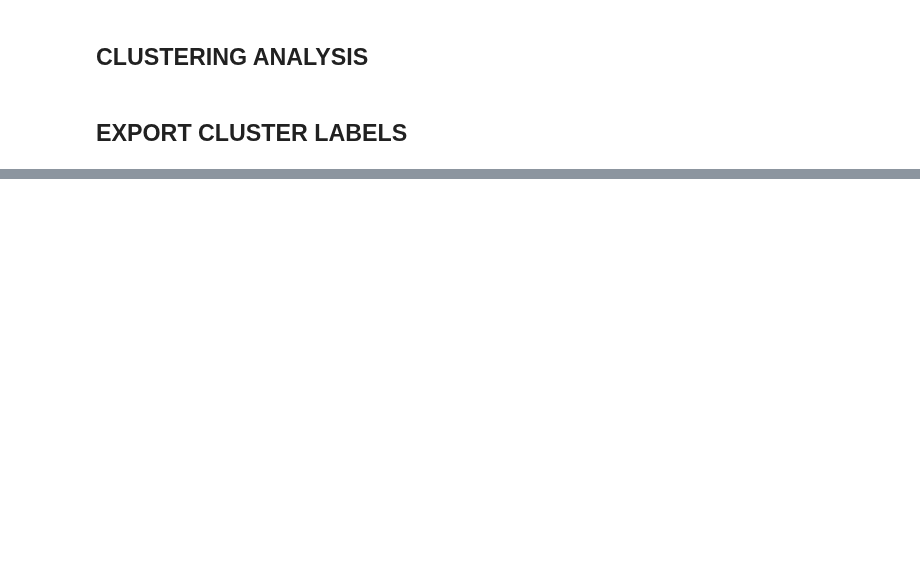
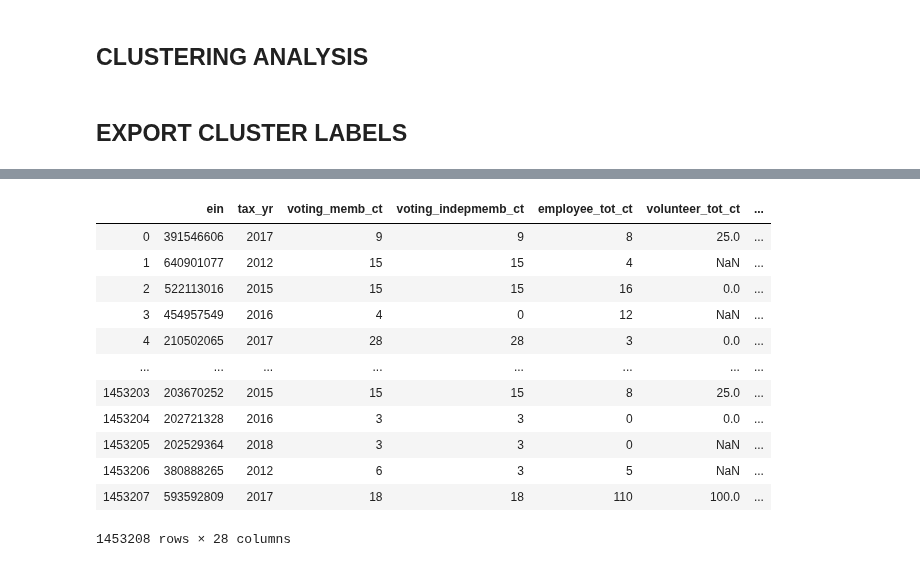
Before and after one commit to mrkjhsn/Not_for_Profit_Compensation_Modeling, a Jupyter notebook: 03.governance_data_prep.ipynb, the cells around one changed output, grey strips where cells are left out. Saved outputs shown, nothing was run; the diff lists cells and outputs as text; code cells hidden in the pictures; blank space fills up the shorter version.

```diff
--- a/03.governance_data_prep.ipynb
+++ b/03.governance_data_prep.ipynb
@@ -340,0 +344,16 @@ sns.pairplot(df[['voting_memb_ct',
+# %%
+dfdd
+# %% [output]
+|  | ein | tax_yr | voting_memb_ct | voting_indepmemb_ct | employee_tot_ct | volunteer_tot_ct | ... |
+| 0 | 391546606 | 2017 | 9 | 9 | 8 | 25.0 | ... |
+| 1 | 640901077 | 2012 | 15 | 15 | 4 | NaN | ... |
+| 2 | 522113016 | 2015 | 15 | 15 | 16 | 0.0 | ... |
+| 3 | 454957549 | 2016 | 4 | 0 | 12 | NaN | ... |
+| 4 | 210502065 | 2017 | 28 | 28 | 3 | 0.0 | ... |
+| ... | ... | ... | ... | ... | ... | ... | ... |
+| 1453203 | 203670252 | 2015 | 15 | 15 | 8 | 25.0 | ... |
+| 1453204 | 202721328 | 2016 | 3 | 3 | 0 | 0.0 | ... |
+| 1453205 | 202529364 | 2018 | 3 | 3 | 0 | NaN | ... |
+| 1453206 | 380888265 | 2012 | 6 | 3 | 5 | NaN | ... |
+| 1453207 | 593592809 | 2017 | 18 | 18 | 110 | 100.0 | ... |
+1453208 rows × 28 columns
```
Also changed, not shown: parts of 23 cells of this notebook.
